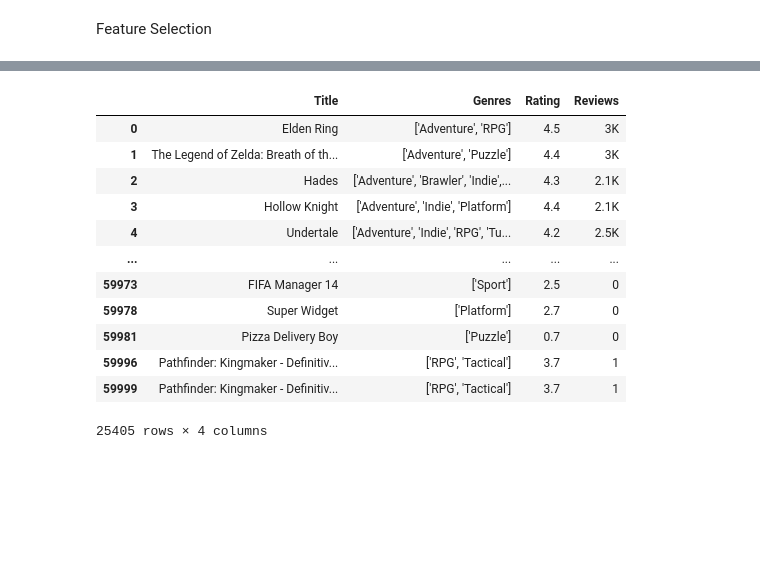
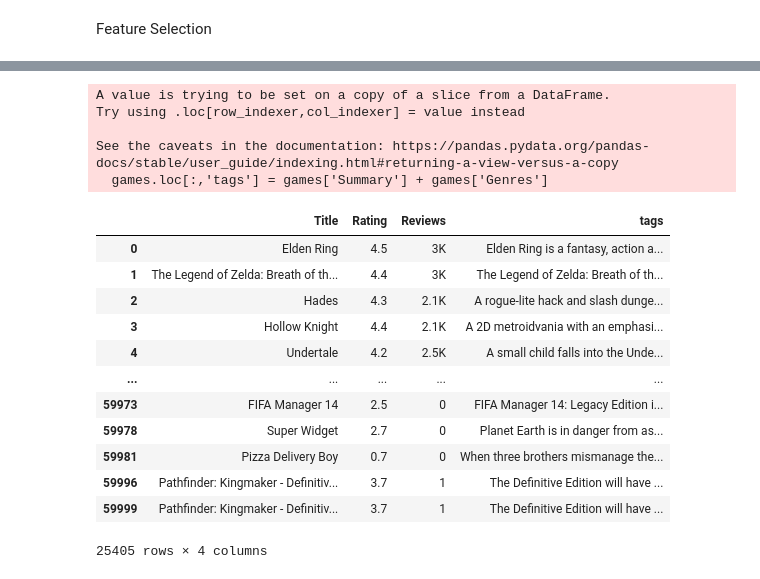
Before and after one commit to Saul999/Game_Recs, a Jupyter notebook: gamerecs.ipynb, the cells around one changed output, grey strips where cells are left out. Saved outputs shown, nothing was run; the diff lists cells and outputs as text; code cells hidden in the pictures; blank space fills up the shorter version.

```diff
--- a/gamerecs.ipynb
+++ b/gamerecs.ipynb
@@ -60,17 +54,29 @@ games
 games = games.dropna(subset=['Rating'])
-# %%
-games
-# %% [output]
-|  | Title | Genres | Rating | Reviews |
-| 0 | Elden Ring | ['Adventure', 'RPG'] | 4.5 | 3K |
-| 1 | The Legend of Zelda: Breath of th... | ['Adventure', 'Puzzle'] | 4.4 | 3K |
-| 2 | Hades | ['Adventure', 'Brawler', 'Indie',... | 4.3 | 2.1K |
-| 3 | Hollow Knight | ['Adventure', 'Indie', 'Platform'] | 4.4 | 2.1K |
-| 4 | Undertale | ['Adventure', 'Indie', 'RPG', 'Tu... | 4.2 | 2.5K |
-| ... | ... | ... | ... | ... |
-| 59973 | FIFA Manager 14 | ['Sport'] | 2.5 | 0 |
-| 59978 | Super Widget | ['Platform'] | 2.7 | 0 |
-| 59981 | Pizza Delivery Boy | ['Puzzle'] | 0.7 | 0 |
-| 59996 | Pathfinder: Kingmaker - Definitiv... | ['RPG', 'Tactical'] | 3.7 | 1 |
-| 59999 | Pathfinder: Kingmaker - Definitiv... | ['RPG', 'Tactical'] | 3.7 | 1 |
-25405 rows × 4 columns
+# %%
+#combines Summary and Genres into 1 column
+games.loc[:,'tags'] = games['Summary'] + games['Genres']
+# %% [output]
+A value is trying to be set on a copy of a slice from a DataFrame.
+Try using .loc[row_indexer,col_indexer] = value instead
+
+See the caveats in the documentation: https://pandas.pydata.org/pandas-docs/stable/user_guide/indexing.html#returning-a-view-versus-a-copy
+  games.loc[:,'tags'] = games['Summary'] + games['Genres']
+# %%
+#drops those 2 columes since we saved them into the new column "tags"
+new_data = games.drop(['Genres','Summary'], axis=1)
+# %%
+new_data
+# %% [output]
+|  | Title | Rating | Reviews | tags |
+| 0 | Elden Ring | 4.5 | 3K | Elden Ring is a fantasy, action a... |
+| 1 | The Legend of Zelda: Breath of th... | 4.4 | 3K | The Legend of Zelda: Breath of th... |
+| 2 | Hades | 4.3 | 2.1K | A rogue-lite hack and slash dunge... |
+| 3 | Hollow Knight | 4.4 | 2.1K | A 2D metroidvania with an emphasi... |
+| 4 | Undertale | 4.2 | 2.5K | A small child falls into the Unde... |
+| ... | ... | ... | ... | ... |
+| 59973 | FIFA Manager 14 | 2.5 | 0 | FIFA Manager 14: Legacy Edition i... |
+| 59978 | Super Widget | 2.7 | 0 | Planet Earth is in danger from as... |
+| 59981 | Pizza Delivery Boy | 0.7 | 0 | When three brothers mismanage the... |
+| 59996 | Pathfinder: Kingmaker - Definitiv... | 3.7 | 1 | The Definitive Edition will have ... |
+| 59999 | Pathfinder: Kingmaker - Definitiv... | 3.7 | 1 | The Definitive Edition will have ... |
+25405 rows × 4 columns
```
Also changed, not shown: parts of 30 cells of this notebook.
